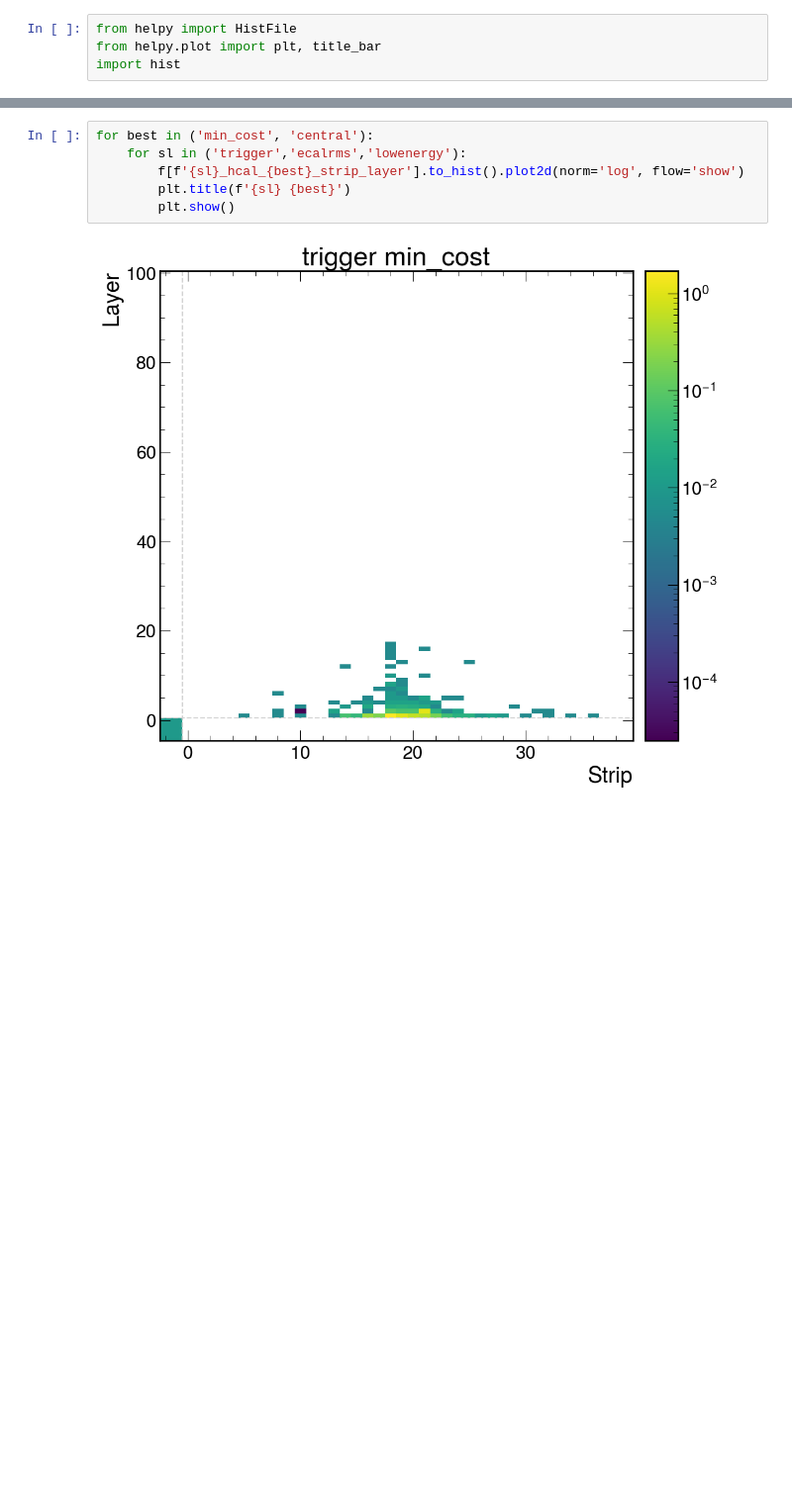
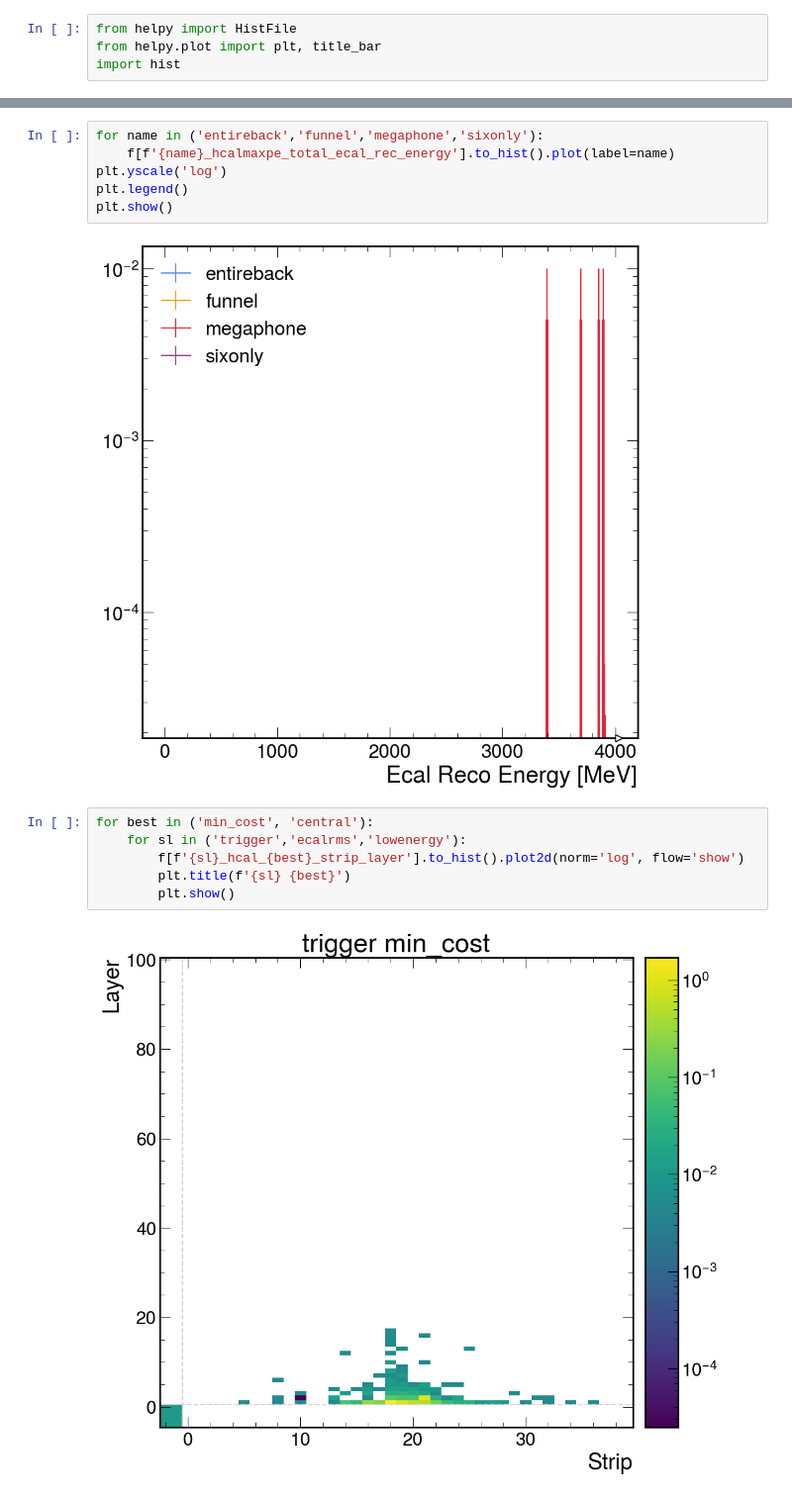
Before and after one commit to tomeichlersmith/ldmx-eat-reduced, a Jupyter notebook: view-hists.ipynb, the cells around one changed output, grey strips where cells are left out. Shown at 99% size. Drawn from its saved outputs; the diff is of its cells as text; blank space fills up the shorter version.

Commit message:
test run new hists

```diff
--- a/view-hists.ipynb
+++ b/view-hists.ipynb
@@ -25,3 +26,11 @@ f.keys()
+# %%
+for name in ('entireback','funnel','megaphone','sixonly'):
+    f[f'{name}_hcalmaxpe_total_ecal_rec_energy'].to_hist().plot(label=name)
+plt.yscale('log')
+plt.legend()
+plt.show()
+# %% [output]
+[figure, added]
 # %%
 for best in ('min_cost', 'central'):
     for sl in ('trigger','ecalrms','lowenergy'):
```
Also changed, not shown: parts of 1 cell of this notebook.
